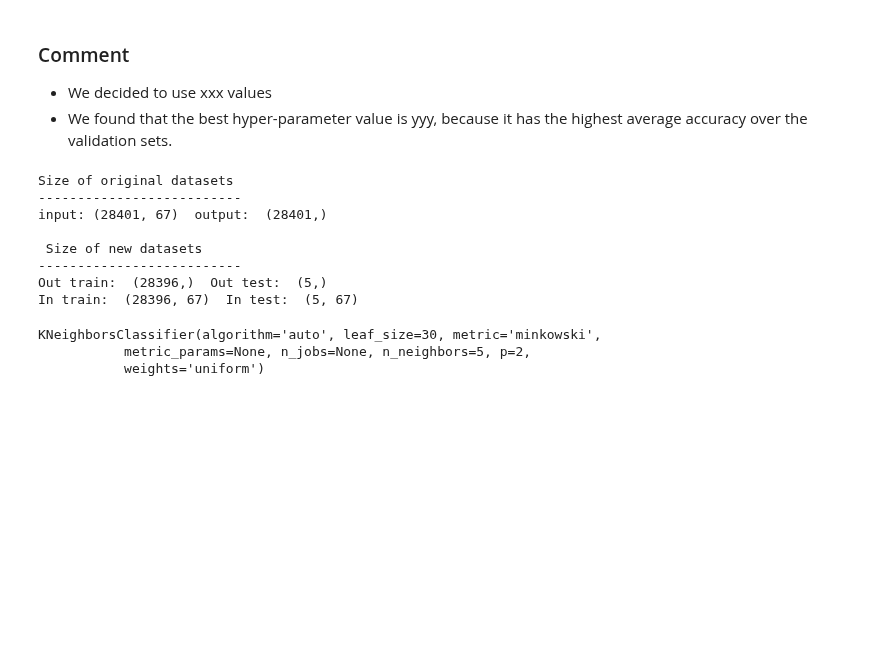
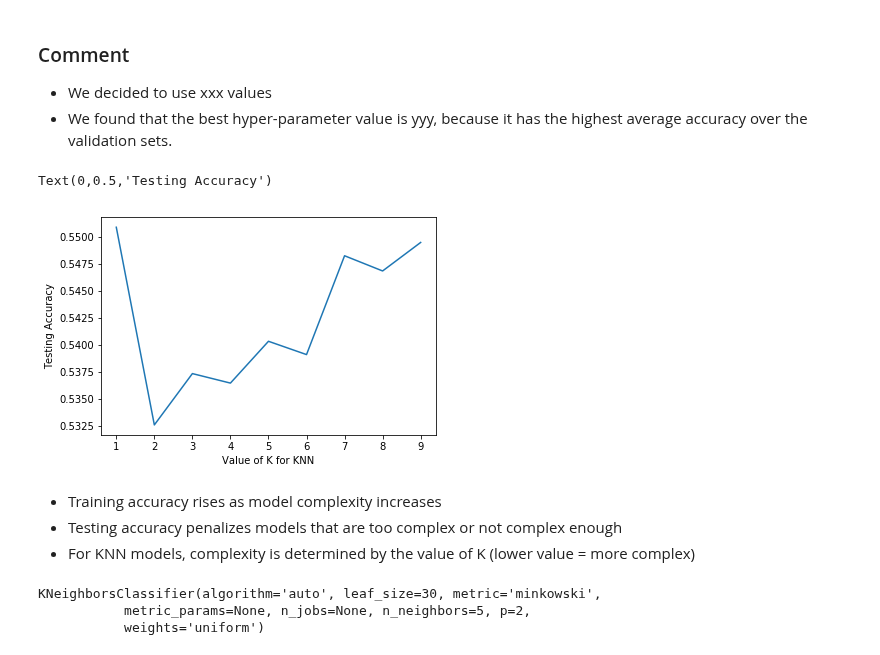
Before and after one commit to abousedas/datamining-tp02, a Jupyter notebook: TP2 - 01 Description.ipynb, the cells around one changed output. Drawn from its saved outputs; the diff is of its cells as text; code cells hidden in the pictures; blank space fills up the shorter version.

Commit message:
Add hyper-parameter tuning and for K-Neigbors classifier

```diff
--- a/TP2 - 01 Description.ipynb
+++ b/TP2 - 01 Description.ipynb
@@ -257,6 +257,8 @@ k_fold = KFold(n_splits=n_splits, random_state=random_state, shuffle=True)
 
 for train_index,test_index in k_fold.split(norm_in,out_autos):
     print(f'TRAIN: {train_index} | TEST: {train_index}')
+    in_train, in_test= norm_in.iloc[train_index], norm_in.iloc[test_index]
+    out_train, out_test = out_autos.iloc[train_index], out_autos.iloc[test_index]
 
 print('Test outputs')
 display(out_autos.iloc[train_index].head())
@@ -374,30 +361,43 @@ Are the hyper-parameter parameters the same for all the test sets? **Discuss** i
-# %%
-# TEMPORARY SPLIT ===> REPLACE WITH KFOLD
-from sklearn.model_selection import train_test_split
-
-
-# size of original datasets
-print('Size of original datasets')
-print('--------------------------')
-print('input:', norm_in.shape, ' output: ', out_autos.shape )
-
-# split output and input data to train and test sets
-out_train, out_test, in_train, in_test = train_test_split(out_autos, norm_in, test_size=5, shuffle=True, random_state=1000)
-
-# size of new datasets
-print('\n Size of new datasets')
-print('--------------------------')
-print('Out train: ',out_train.shape, ' Out test: ',out_test.shape)
-print('In train: ',in_train.shape, ' In test: ',in_test.shape)
-# %% [output]
-Size of original datasets
---------------------------
-input: (28401, 67)  output:  (28401,)
-
- Size of new datasets
---------------------------
-Out train:  (28396,)  Out test:  (5,)
-In train:  (28396, 67)  In test:  (5, 67)
+# %%
+# 1. Find best hyper-parameter to use
+
+from sklearn import neighbors
+from sklearn import metrics
+
+# try K=1 through K=25 and record testing accuracy
+k_range = range(1, 25)
+
+# keeping the accuracy scores
+scores = []
+
+# We use a loop through the range 1 to 26
+# We append the scores in the dictionary
+for k in k_range:
+    knn = neighbors.KNeighborsClassifier(n_neighbors=k)
+    knn.fit(in_train,out_train)
+    y_pred = knn.predict(in_test)
+    scores.append(metrics.accuracy_score(out_test, y_pred))
+
+print(scores)
+# %%
+# import Matplotlib (scientific plotting library)
+import matplotlib.pyplot as plt
+
+# allow plots to appear within the notebook
+%matplotlib inline
+
+# plot the relationship between K and testing accuracy
+# plt.plot(x_axis, y_axis)
+plt.plot(k_range, scores)
+plt.xlabel('Value of K for KNN')
+plt.ylabel('Testing Accuracy')
+# %% [output]
+Text(0,0.5,'Testing Accuracy')
+[figure, added]
+# %% [markdown]
+- Training accuracy rises as model complexity increases
+- Testing accuracy penalizes models that are too complex or not complex enough
+- For KNN models, complexity is determined by the value of K (lower value = more complex)
 # %%
 # import libraries
 from sklearn import neighbors
```
Also changed, not shown: parts of 2 cells of this notebook.
